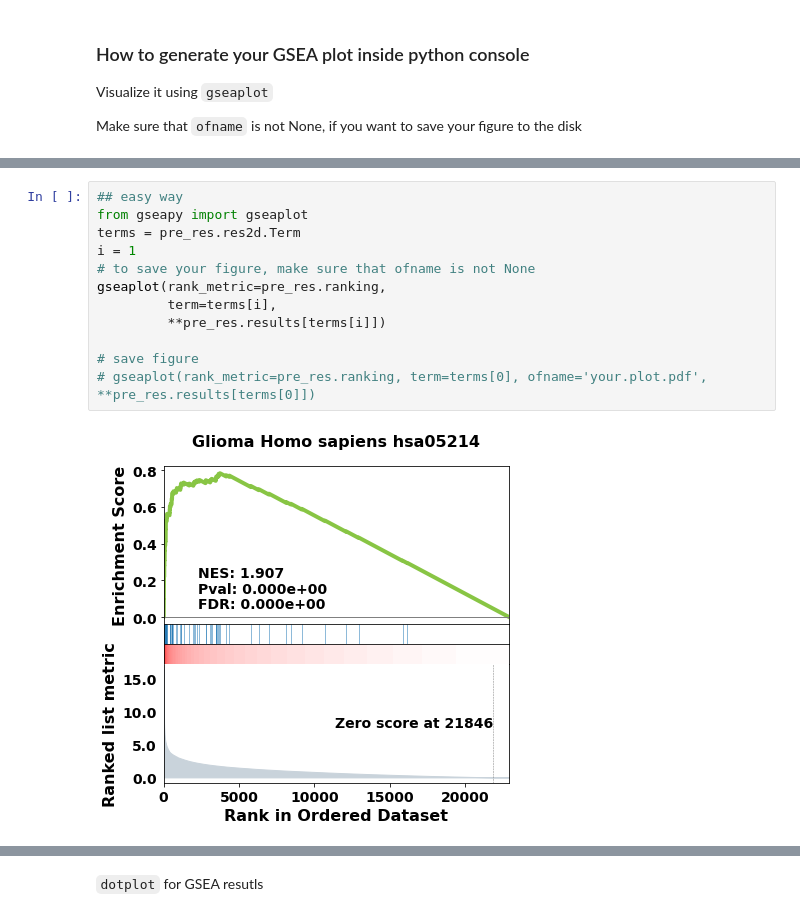
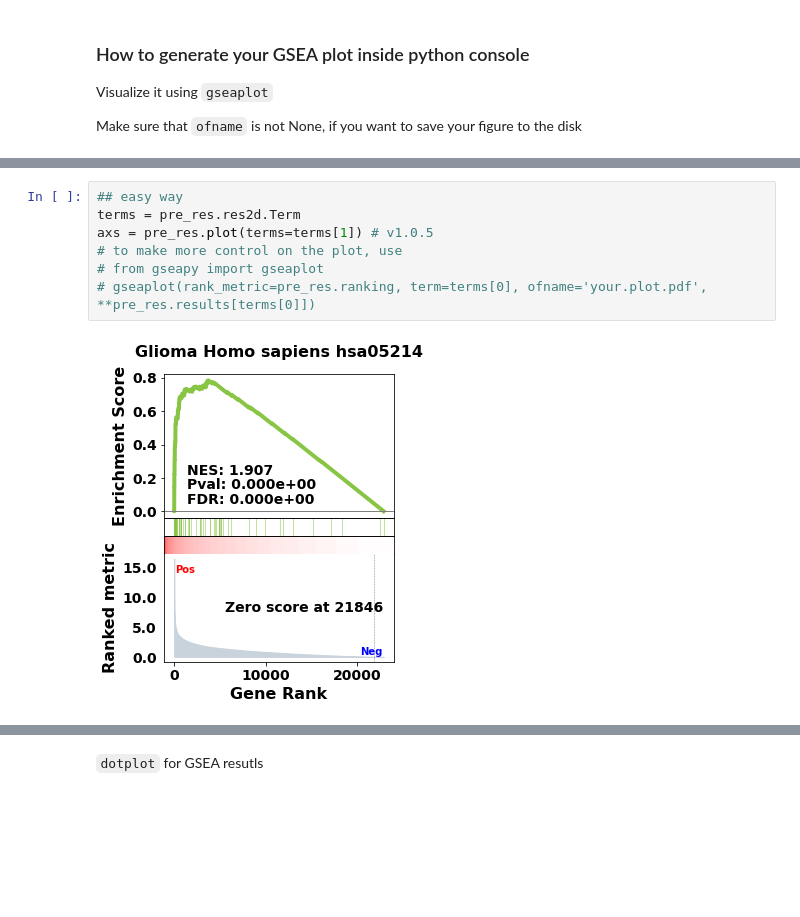
Before and after one commit to zqfang/GSEApy, a Jupyter notebook: docs/gseapy_example.ipynb, the cells around one changed output, grey strips where cells are left out. Saved outputs shown, nothing was run; the diff lists cells and outputs as text; blank space fills up the shorter version.

Commit message:
new simple api for enrichment plot

```diff
--- a/docs/gseapy_example.ipynb
+++ b/docs/gseapy_example.ipynb
@@ -399,15 +439,10 @@ pre_res.res2d.head(5)
 | 4 | prerank | Long-term potentiation Homo sapie... | 0.778249 | 1.888739 | 0.0 | 0.0 | 0.0 | 42/66 | 9.01% | CALM1;PRKACA;PRKCA;KRAS;EP300;CRE... |
 # %%
 ## easy way
-from gseapy import gseaplot
 terms = pre_res.res2d.Term
-i = 1
-# to save your figure, make sure that ofname is not None
-gseaplot(rank_metric=pre_res.ranking,
-         term=terms[i],
-         **pre_res.results[terms[i]])
-
-# save figure
+axs = pre_res.plot(terms=terms[1]) # v1.0.5
+# to make more control on the plot, use
+# from gseapy import gseaplot
 # gseaplot(rank_metric=pre_res.ranking, term=terms[0], ofname='your.plot.pdf', **pre_res.results[terms[0]])
 # %% [output]
-[figure, old version]
+[figure, new version]
```
Also changed, not shown: parts of 27 cells of this notebook, 3 other files.
